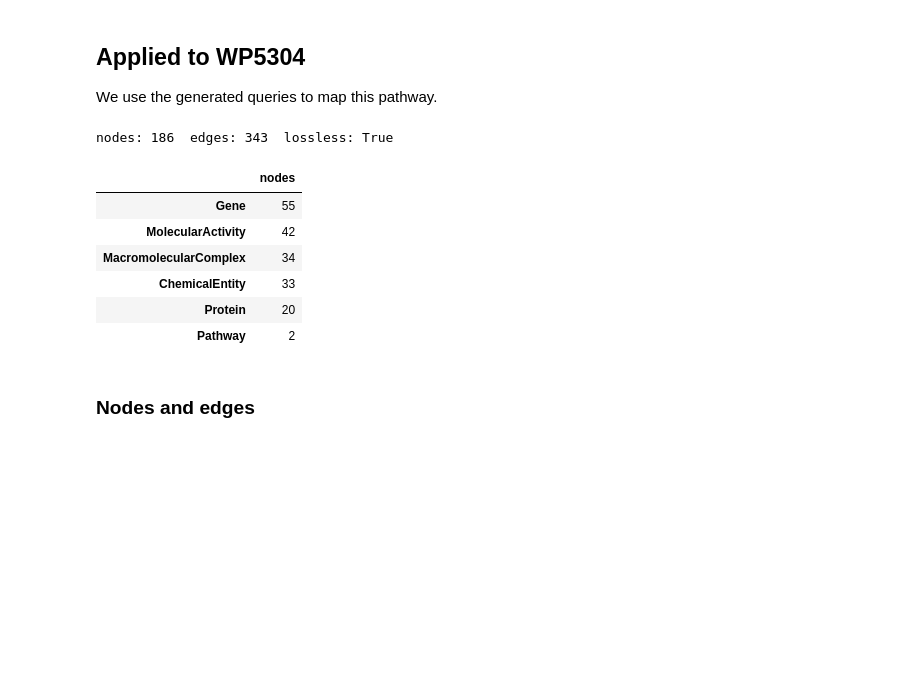
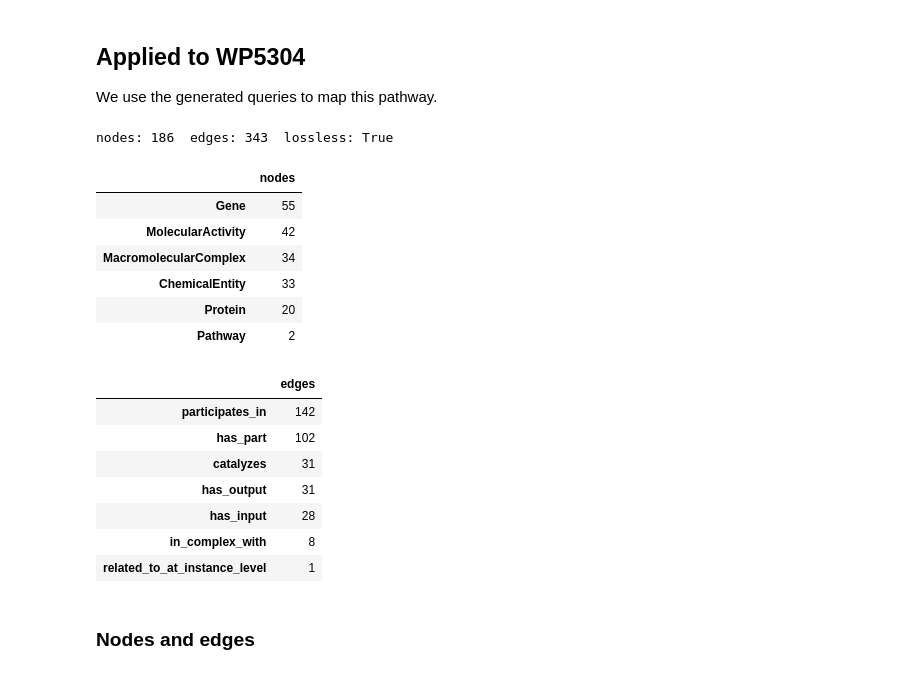
Before and after one commit to jmillanacosta/rdfsolve, a Jupyter notebook: notebooks/conversion/01_wikipathways_to_biolink.ipynb, the cells around one changed output. Cells and saved outputs as stored; diff of their text form; code cells hidden in the pictures; blank space fills up the shorter version.

```diff
--- a/notebooks/conversion/01_wikipathways_to_biolink.ipynb
+++ b/notebooks/conversion/01_wikipathways_to_biolink.ipynb
@@ -830,20 +837,29 @@ We use the generated queries to map this pathway.
 # %%
 profile = Profile.from_queries(paths=sorted(generated_queries.glob("*.rq")), client=wp)
 in_pathway = within(client=wp, records=pathway, via="Is part of")
 mapped = profile.run(client=wp, scope=in_pathway)
 graph = PropertyGraph.from_rdf(graph=mapped, identity=Identity(), hierarchy=biolink.hierarchy())
 report = graph.report()
 print("nodes:", report["nodes"], " edges:", report["edges"], " lossless:", report["lossless"]["passed"])
-pd.Series(report["node_types"], name="nodes").to_frame()
+display(pd.Series(report["node_types"], name="nodes").to_frame())
+pd.Series(report["edge_types"], name="edges").to_frame()
 # %% [output]
 nodes: 186  edges: 343  lossless: True
 |  | nodes |
 | Gene | 55 |
 | MolecularActivity | 42 |
 | MacromolecularComplex | 34 |
 | ChemicalEntity | 33 |
 | Protein | 20 |
 | Pathway | 2 |
+|  | edges |
+| participates_in | 142 |
+| has_part | 102 |
+| catalyzes | 31 |
+| has_output | 31 |
+| has_input | 28 |
+| in_complex_with | 8 |
+| related_to_at_instance_level | 1 |
 # %%
 network = graph.to_networkx()
 # %% [markdown]
```
Also changed, not shown: parts of 12 cells of this notebook, 3 other files.
